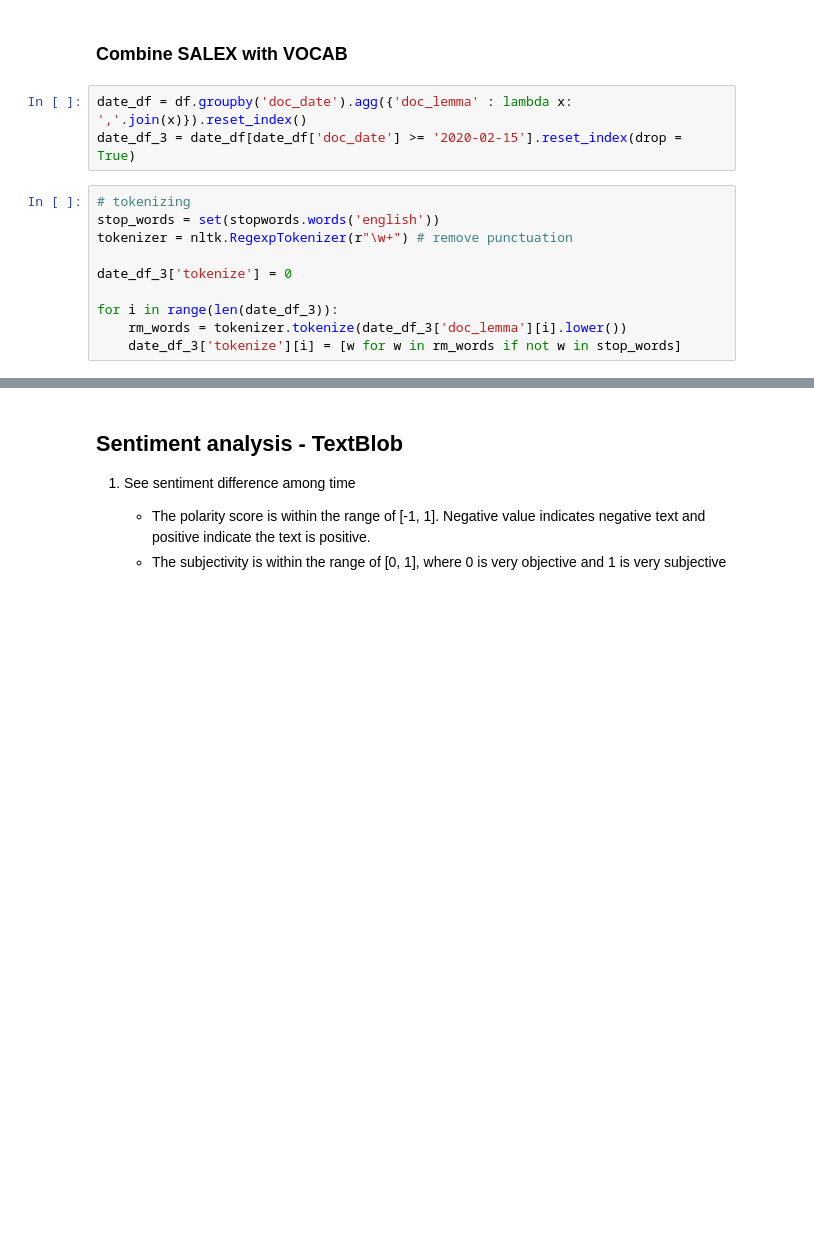
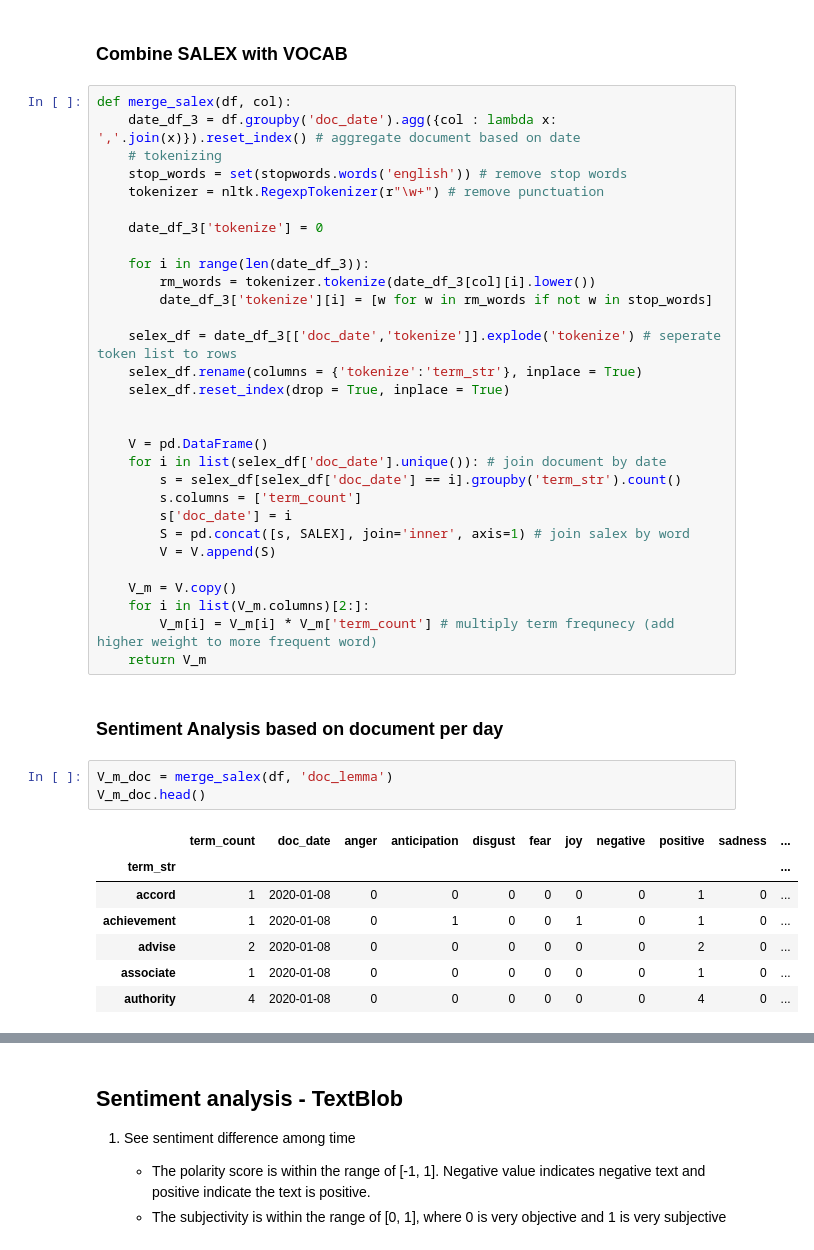
Before and after one commit to elletsai/covid19-text-analysis, a Jupyter notebook: EDA+Sentiment_Analysis.ipynb, the cells around one changed output, grey strips where cells are left out. Drawn from its saved outputs; the diff is of its cells as text; blank space fills up the shorter version.

```diff
--- a/EDA+Sentiment_Analysis.ipynb
+++ b/EDA+Sentiment_Analysis.ipynb
@@ -225,16 +226,46 @@ SALEX.head()
 | aberration | 0 | 0 | 1 | 0 | 0 | 1 | 0 | 0 | 0 | 0 | ... |
 # %% [markdown]
 ### Combine SALEX with VOCAB
-# %%
-date_df = df.groupby('doc_date').agg({'doc_lemma' : lambda x: ','.join(x)}).reset_index()
-date_df_3 = date_df[date_df['doc_date'] >= '2020-02-15'].reset_index(drop = True)
-# %%
-# tokenizing
-stop_words = set(stopwords.words('english'))
-tokenizer = nltk.RegexpTokenizer(r"\w+") # remove punctuation
-
-date_df_3['tokenize'] = 0
-
-for i in range(len(date_df_3)):
-    rm_words = tokenizer.tokenize(date_df_3['doc_lemma'][i].lower())
-    date_df_3['tokenize'][i] = [w for w in rm_words if not w in stop_words]
+# %%
+def merge_salex(df, col):
+    date_df_3 = df.groupby('doc_date').agg({col : lambda x: ','.join(x)}).reset_index() # aggregate document based on date
+    # tokenizing
+    stop_words = set(stopwords.words('english')) # remove stop words
+    tokenizer = nltk.RegexpTokenizer(r"\w+") # remove punctuation
+
+    date_df_3['tokenize'] = 0
+
+    for i in range(len(date_df_3)):
+        rm_words = tokenizer.tokenize(date_df_3[col][i].lower())
+        date_df_3['tokenize'][i] = [w for w in rm_words if not w in stop_words]
+
+    selex_df = date_df_3[['doc_date','tokenize']].explode('tokenize') # seperate token list to rows
+    selex_df.rename(columns = {'tokenize':'term_str'}, inplace = True)
+    selex_df.reset_index(drop = True, inplace = True)
+
+
+    V = pd.DataFrame()
+    for i in list(selex_df['doc_date'].unique()): # join document by date
+        s = selex_df[selex_df['doc_date'] == i].groupby('term_str').count()
+        s.columns = ['term_count']
+        s['doc_date'] = i
+        S = pd.concat([s, SALEX], join='inner', axis=1) # join salex by word
+        V = V.append(S)
+
+    V_m = V.copy()
+    for i in list(V_m.columns)[2:]:
+        V_m[i] = V_m[i] * V_m['term_count'] # multiply term frequnecy (add higher weight to more frequent word)
+    return V_m
+# %% [markdown]
+### Sentiment Analysis based on document per day
+# %%
+V_m_doc = merge_salex(df, 'doc_lemma')
+V_m_doc.head()
+# %% [output]
+|  | term_count | doc_date | anger | anticipation | disgust | fear | joy | negative | positive | sadness | ... |
+| term_str |  |  |  |  |  |  |  |  |  |  | ... |
+| accord | 1 | 2020-01-08 | 0 | 0 | 0 | 0 | 0 | 0 | 1 | 0 | ... |
+| achievement | 1 | 2020-01-08 | 0 | 1 | 0 | 0 | 1 | 0 | 1 | 0 | ... |
+| advise | 2 | 2020-01-08 | 0 | 0 | 0 | 0 | 0 | 0 | 2 | 0 | ... |
+| associate | 1 | 2020-01-08 | 0 | 0 | 0 | 0 | 0 | 0 | 1 | 0 | ... |
+| authority | 4 | 2020-01-08 | 0 | 0 | 0 | 0 | 0 | 0 | 4 | 0 | ... |
```
Also changed, not shown: parts of 16 cells of this notebook.
